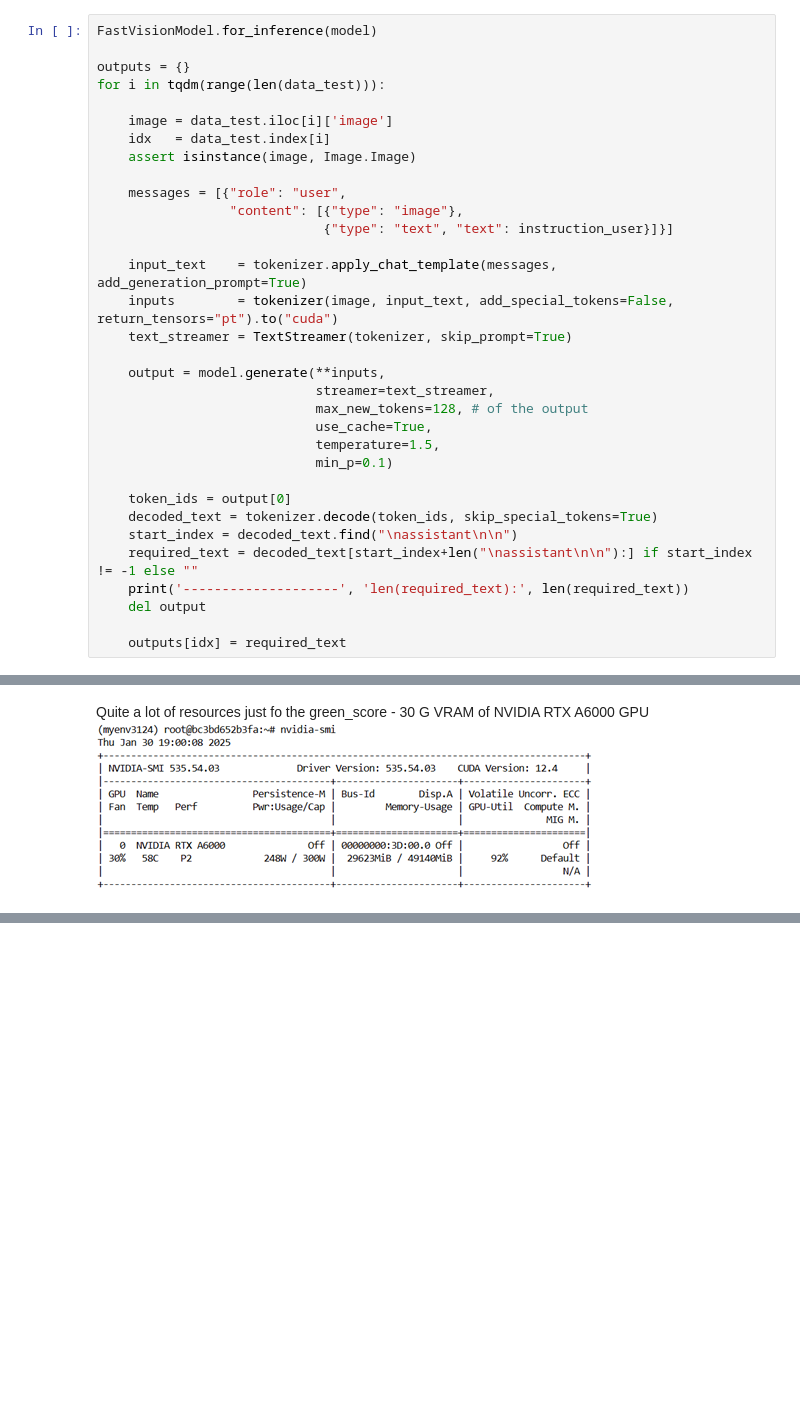
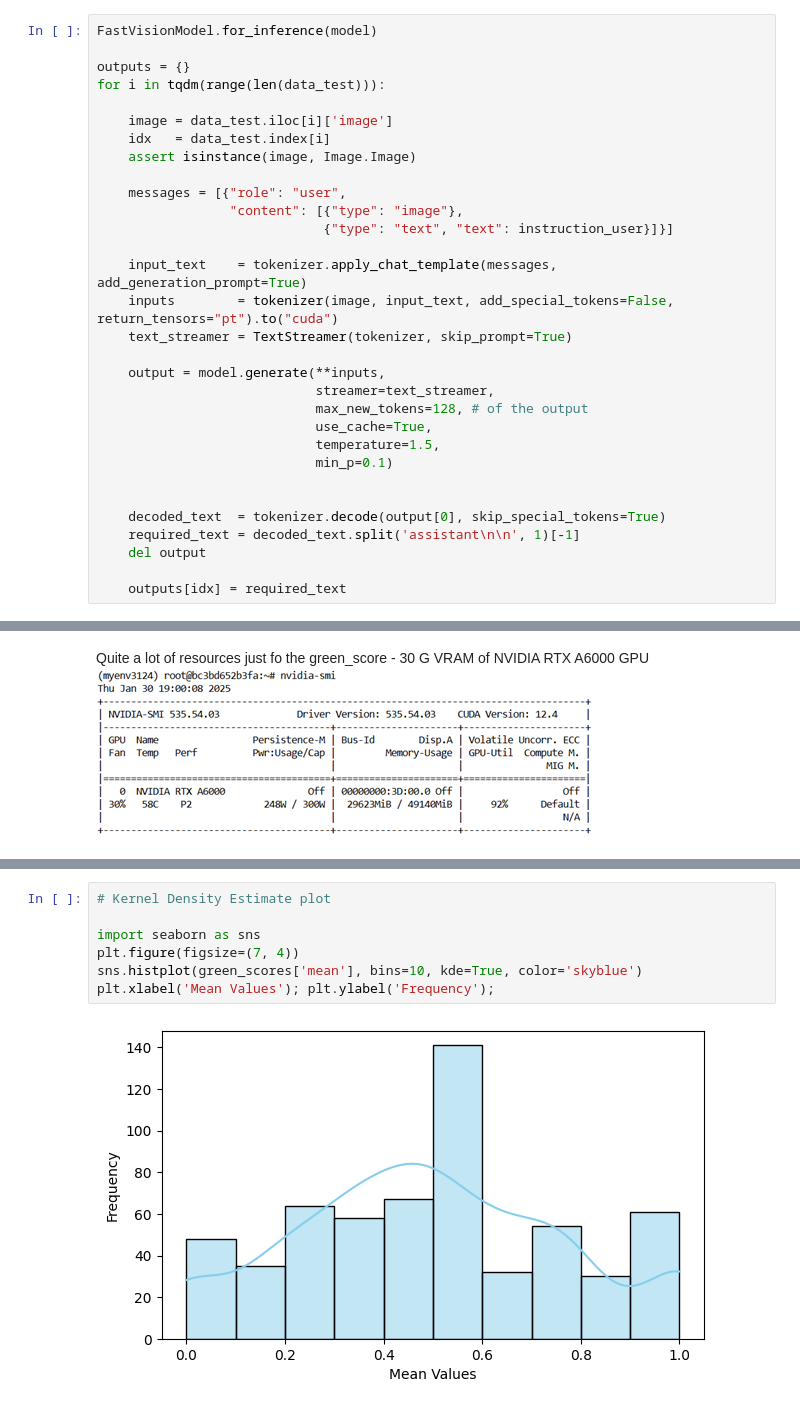
Before and after one commit to ramm777/transformers_xray_report, a Jupyter notebook: task2_0_inference.ipynb, the cells around one changed output, grey strips where cells are left out. Saved outputs shown, nothing was run; the diff lists cells and outputs as text; blank space fills up the shorter version.

Commit message:
Finished green_scores on LLAMA.

```diff
--- a/task2_0_inference.ipynb
+++ b/task2_0_inference.ipynb
@@ -234,11 +234,9 @@ for i in tqdm(range(len(data_test))):
                             temperature=1.5,
                             min_p=0.1)
 
-    token_ids = output[0]
-    decoded_text = tokenizer.decode(token_ids, skip_special_tokens=True)
-    start_index = decoded_text.find("\nassistant\n\n")
-    required_text = decoded_text[start_index+len("\nassistant\n\n"):] if start_index != -1 else ""
-    print('--------------------', 'len(required_text):', len(required_text))
+
+    decoded_text  = tokenizer.decode(output[0], skip_special_tokens=True)
+    required_text = decoded_text.split('assistant\n\n', 1)[-1]
     del output
 
     outputs[idx] = required_text
@@ -435,0 +415,9 @@ green_scores.to_csv('data/green_scores.csv', index=True)
+# %%
+# Kernel Density Estimate plot
+
+import seaborn as sns
+plt.figure(figsize=(7, 4))
+sns.histplot(green_scores['mean'], bins=10, kde=True, color='skyblue')
+plt.xlabel('Mean Values'); plt.ylabel('Frequency');
+# %% [output]
+[figure, added]
```
Also changed, not shown: parts of 3 cells of this notebook, 3 other files.
